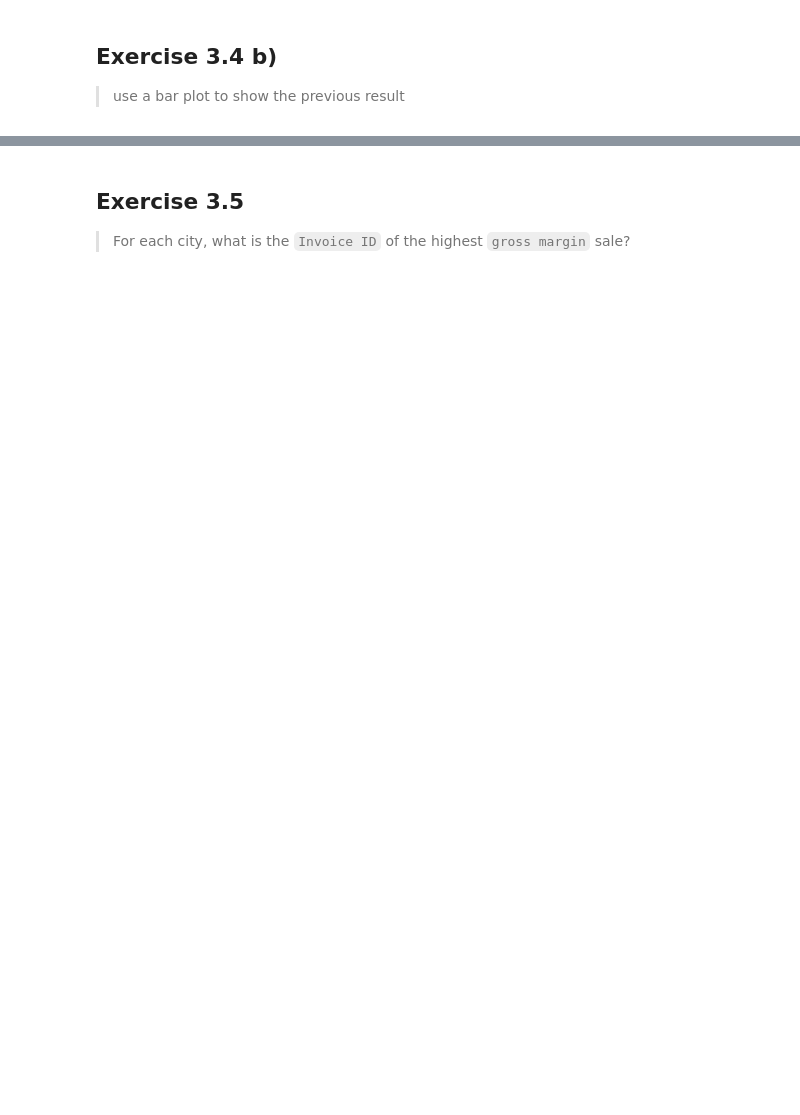
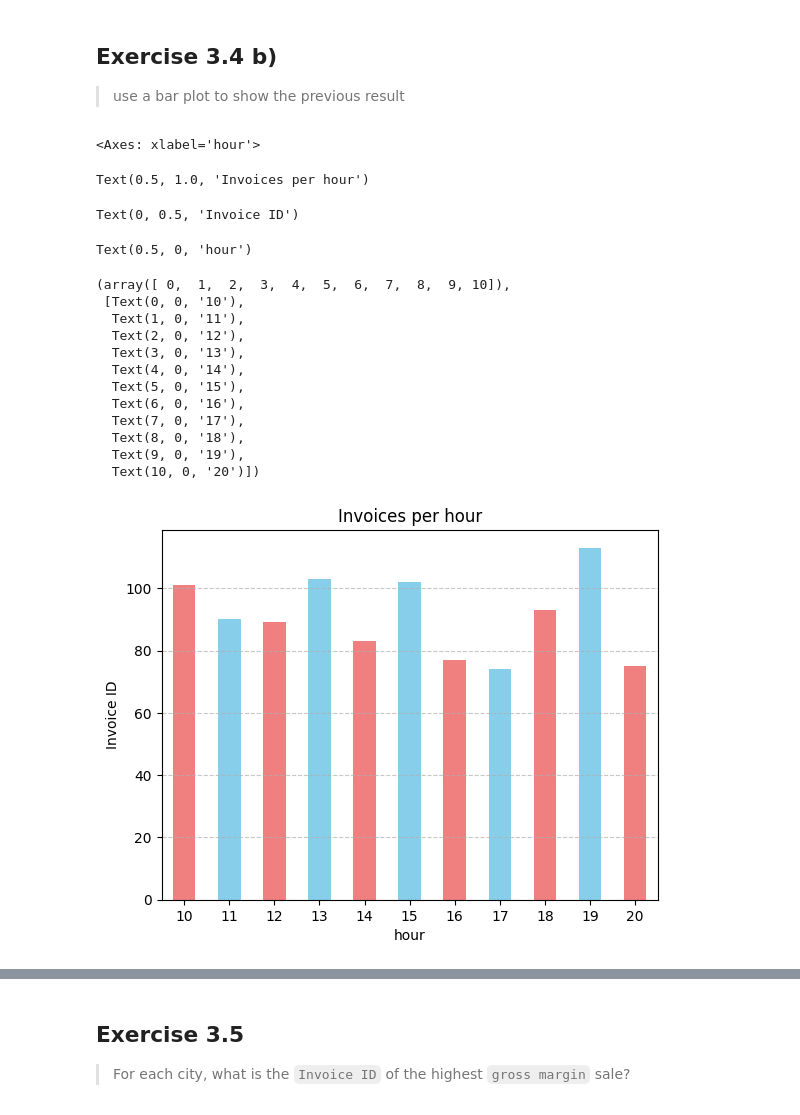
Before and after one commit to Diogc8/Samsung, a Jupyter notebook: Chapter 1 - Data Wrangling & Analysis/Data Analysis Advanced/Exercises Notebook.ipynb, the cells around one changed output, grey strips where cells are left out. Saved outputs shown, nothing was run; the diff lists cells and outputs as text; code cells hidden in the pictures; blank space fills up the shorter version.

```diff
--- a/Chapter 1 - Data Wrangling & Analysis/Data Analysis Advanced/Exercises Notebook.ipynb
+++ b/Chapter 1 - Data Wrangling & Analysis/Data Analysis Advanced/Exercises Notebook.ipynb
@@ -257,4 +339,34 @@ Compute the number of invoices at each hour of the day
 ## Exercise 3.4 b)
 > use a bar plot to show the previous result
 # %%
-# ...
+a =df.groupby('hour')['Invoice ID'].count()
+# Criar o gráfico de barras
+a.plot(kind='bar', color=['lightcoral', 'skyblue'])
+
+# Adicionar título e rótulos
+plt.title('Invoices per hour')
+plt.ylabel('Invoice ID')
+plt.xlabel('hour')
+plt.xticks(rotation=0)
+plt.grid(axis='y', linestyle='--', alpha=0.7)
+
+# Mostrar o gráfico
+plt.show()
+# %% [output]
+<Axes: xlabel='hour'>
+Text(0.5, 1.0, 'Invoices per hour')
+Text(0, 0.5, 'Invoice ID')
+Text(0.5, 0, 'hour')
+(array([ 0,  1,  2,  3,  4,  5,  6,  7,  8,  9, 10]),
+ [Text(0, 0, '10'),
+  Text(1, 0, '11'),
+  Text(2, 0, '12'),
+  Text(3, 0, '13'),
+  Text(4, 0, '14'),
+  Text(5, 0, '15'),
+  Text(6, 0, '16'),
+  Text(7, 0, '17'),
+  Text(8, 0, '18'),
+  Text(9, 0, '19'),
+  Text(10, 0, '20')])
+[figure, added]
```
Also changed, not shown: parts of 17 cells of this notebook.
